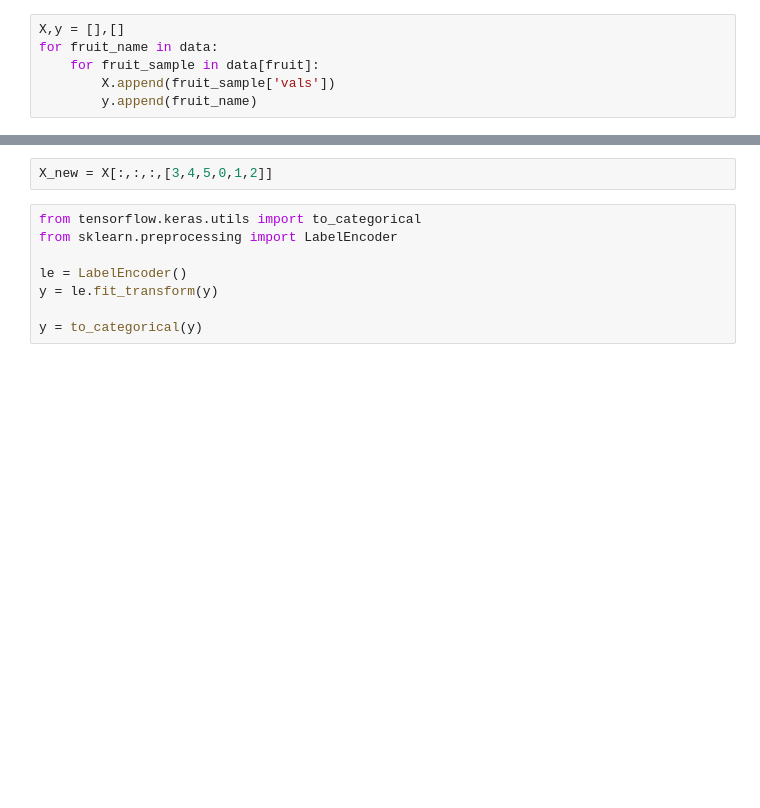
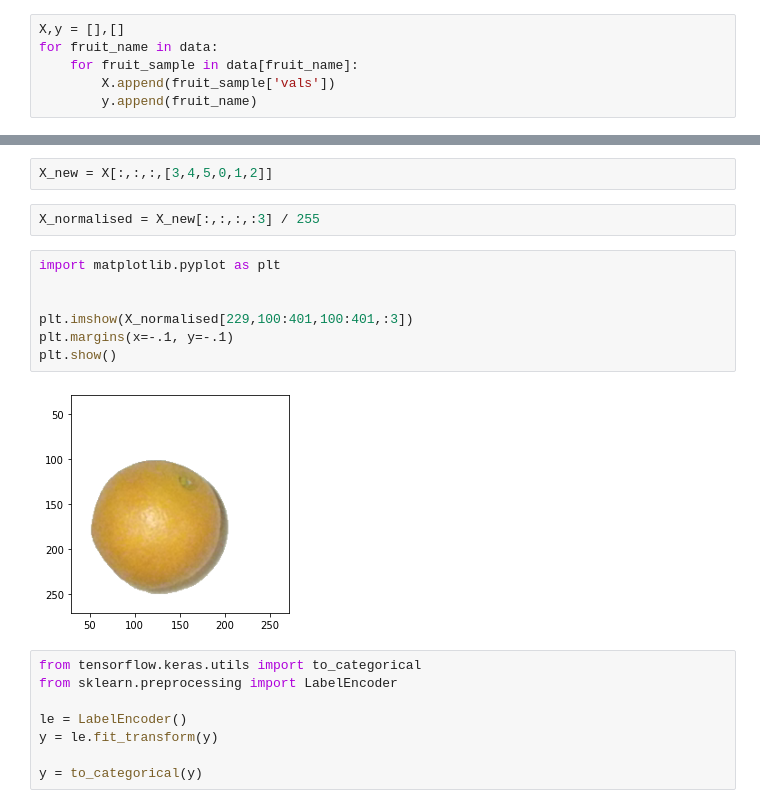
Before and after one commit to nikitagrygoriev/Kinect, a Jupyter notebook: OurDataProcessing.ipynb, the cells around one changed output, grey strips where cells are left out. Drawn from its saved outputs; the diff is of its cells as text; blank space fills up the shorter version.

```diff
--- a/OurDataProcessing.ipynb
+++ b/OurDataProcessing.ipynb
@@ -40,7 +42,7 @@ print(data['Banana'][0]['vals'][:1])
 # %%
 X,y = [],[]
 for fruit_name in data:
-    for fruit_sample in data[fruit]:
+    for fruit_sample in data[fruit_name]:
         X.append(fruit_sample['vals'])
         y.append(fruit_name)
 # %%
@@ -53,6 +55,17 @@ print(X.shape)
 (500, 500, 500, 6)
 # %%
 X_new = X[:,:,:,[3,4,5,0,1,2]]
+# %%
+X_normalised = X_new[:,:,:,:3] / 255
+# %%
+import matplotlib.pyplot as plt
+
+
+plt.imshow(X_normalised[229,100:401,100:401,:3])
+plt.margins(x=-.1, y=-.1)
+plt.show()
+# %% [output]
+[figure, added]
 # %%
 from tensorflow.keras.utils import to_categorical
 from sklearn.preprocessing import LabelEncoder
```
Also changed, not shown: parts of 11 cells of this notebook.
